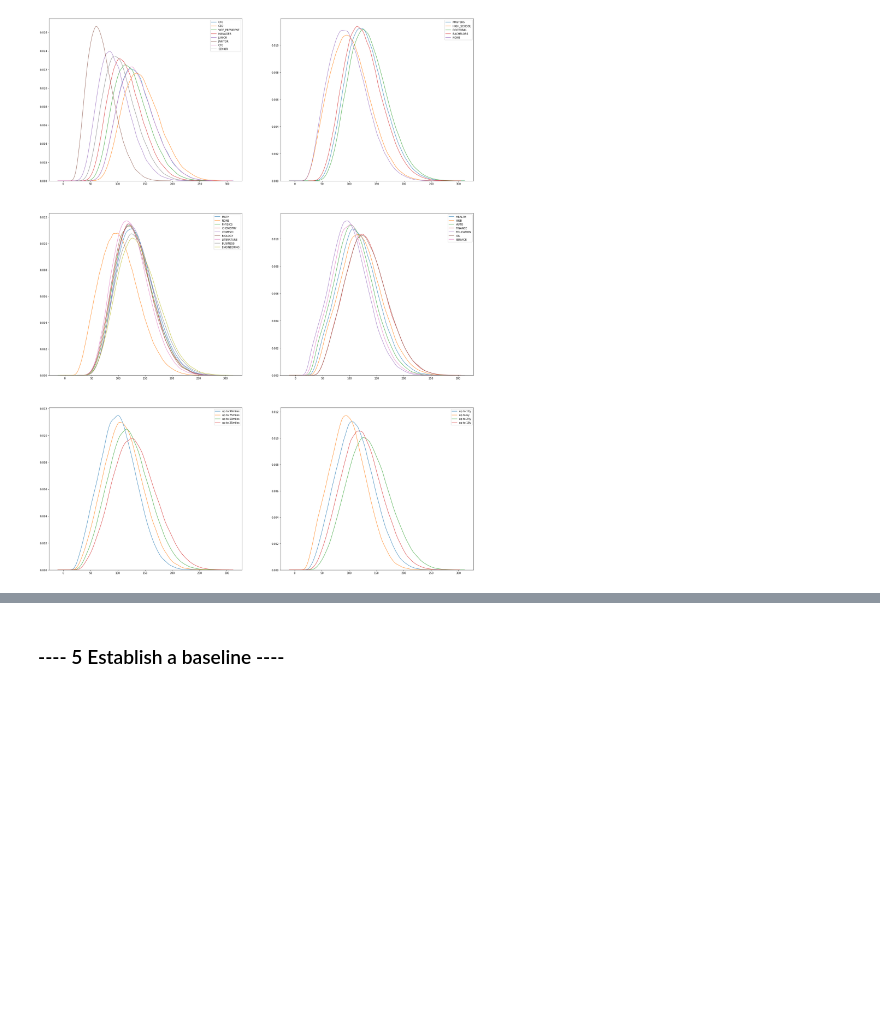
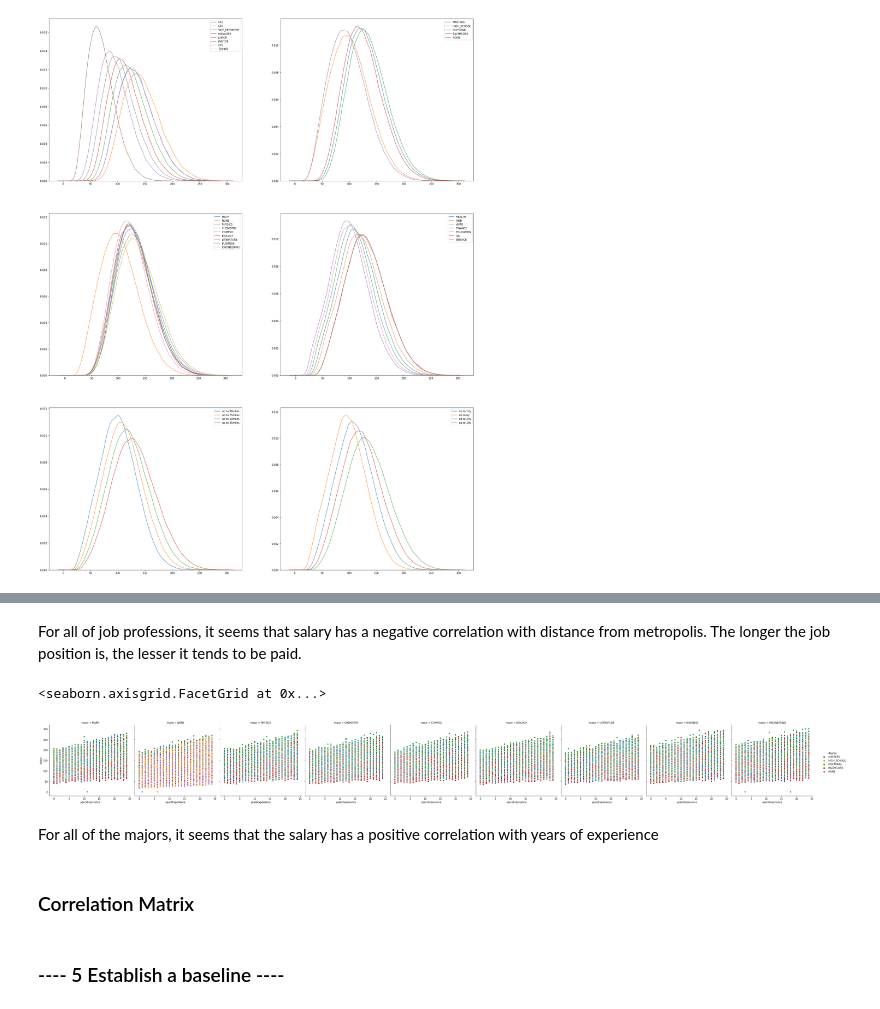
Before and after one commit to clachevv/analise-salarial, a Jupyter notebook: 00_notebook.ipynb, the cells around one changed output, grey strips where cells are left out. Cells and saved outputs as stored; diff of their text form; code cells hidden in the pictures; blank space fills up the shorter version.

```diff
--- a/00_notebook.ipynb
+++ b/00_notebook.ipynb
@@ -142,0 +210,11 @@ for col_row, ax_row in zip(cols_list, axes):
+# %% [markdown]
+For all of job professions, it seems that salary has a negative correlation with distance from metropolis. The longer the job position is, the lesser it tends to be paid.
+# %%
+sns.relplot(x= 'yearsExperience', y = 'salary', data= merged, hue='degree', col='major', kind = 'scatter')
+# %% [output]
+<seaborn.axisgrid.FacetGrid at 0x...>
+[figure, added]
+# %% [markdown]
+For all of the majors, it seems that the salary has a positive correlation with years of experience
+# %% [markdown]
+### Correlation Matrix
```
Also changed, not shown: parts of 22 cells of this notebook.
